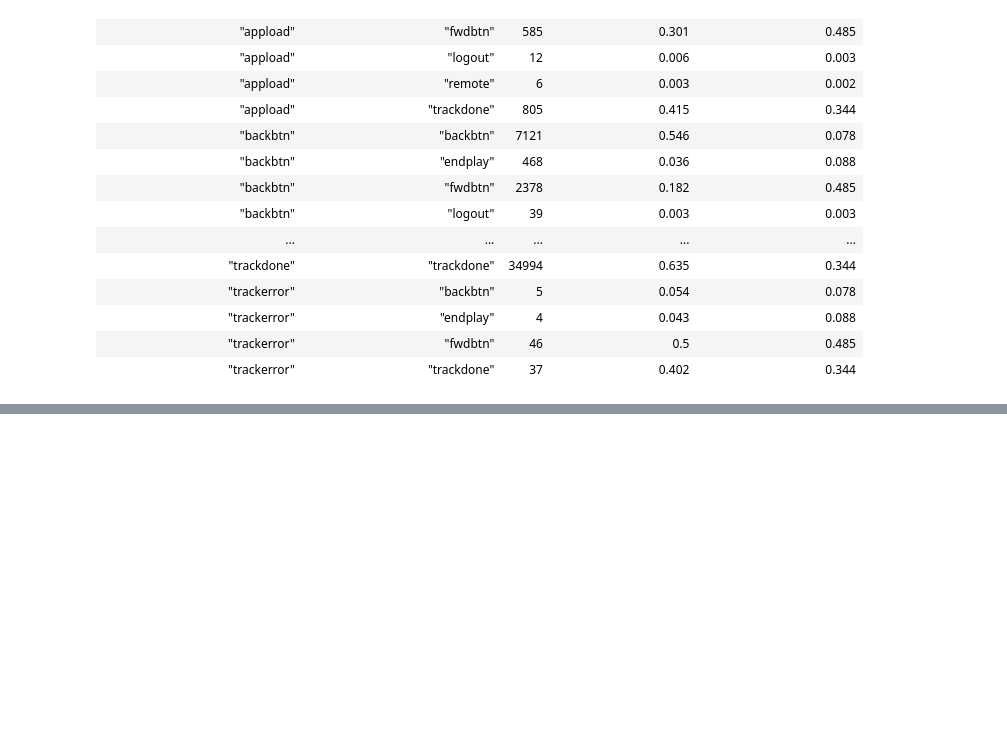
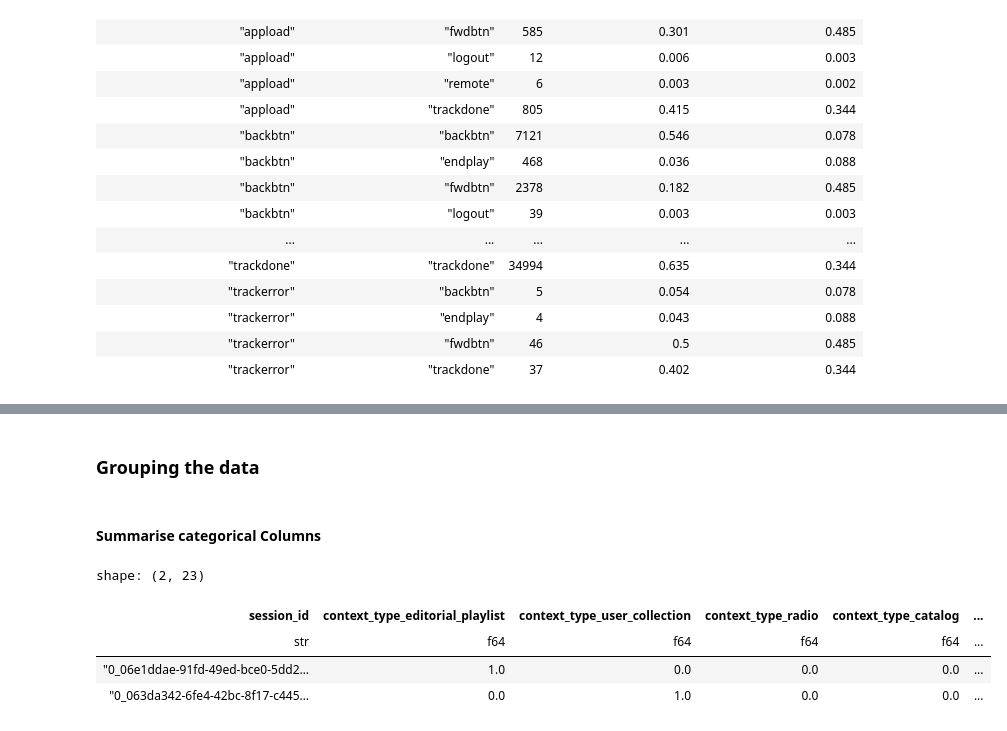
Before and after one commit to FiloDerba/tune-track, a Jupyter notebook: notebooks/exploration.ipynb, the cells around one changed output, grey strips where cells are left out. Drawn from its saved outputs; the diff is of its cells as text; code cells hidden in the pictures; blank space fills up the shorter version.

```diff
--- a/notebooks/exploration.ipynb
+++ b/notebooks/exploration.ipynb
@@ -267,0 +239,17 @@ shape: (20, 19)
+# %%
+df_sessions = (
+    df_sessions
+    .with_columns([
+        # Shift the start reason to the next row within the session
+        pl.col("hist_user_behavior_reason_start")
+          .shift(-1)
+          .over("session_id")
+          .fill_null(pl.col("hist_user_behavior_reason_end"))
+          .alias("hist_user_behavior_reason_start_next"),
+    ])
+    .with_columns([
+        # Create a dummy column indicating if end ≠ next start
+        (pl.col("hist_user_behavior_reason_end") != pl.col("hist_user_behavior_reason_start_next"))
+          .alias("reason_end_differs_from_next_start")
+    ])
+)
@@ -267,0 +266,62 @@ shape: (20, 19)
+# %% [markdown]
+### Grouping the data
+# %% [markdown]
+#### Summarise categorical Columns
+# %%
+# List of columns you want counts for
+categorical_cols = [
+    "context_type",
+    "hist_user_behavior_reason_start",
+    "hist_user_behavior_reason_end",
+]
+
+categorical_cols = {
+    "context_type" : "context_type",
+    "hist_user_behavior_reason_start": "reason_start",
+    "hist_user_behavior_reason_end": "reason_end"
+}
+
+# Function to process each column and return a pivoted count table
+def get_column_counts(df, col, prefix):
+    pivoted = (
+        df
+        .group_by(["session_id", col])
+        .agg(pl.len().alias(f"count_{col}"))
+        .pivot(values=f"count_{col}", index="session_id", on=col)
+        .fill_null(0)
+    )
+
+    pivoted = pivoted.rename({
+        old: f"{prefix}_{old}" for old in pivoted.columns if old != "session_id"
+    })
+
+    return pivoted
+
+# Create a list of pivoted count tables for each categorical column
+categorical_counts = [get_column_counts(df_sessions, col, prefix) for col, prefix in categorical_cols.items()]
+
+
+# Merge all count tables on 'session_id'
+categorical_counts = reduce(lambda left, right: left.join(right, on="session_id", how="left"), categorical_counts)
+categorical_counts = (
+    categorical_counts
+    .join(
+        df_sessions
+        .select(['session_id', "session_length"])
+        .unique(),
+        on="session_id",
+        how="left"
+    )
+)
+for c in [col for col in categorical_counts.columns if col not in ['session_id', 'session_length']]:
+        categorical_counts = categorical_counts.with_columns(
+            (pl.col(c) / pl.col("session_length")).alias(c)
+        )
+categorical_counts = categorical_counts.drop("session_length")
+categorical_counts.head(2)
+# %% [output]
+shape: (2, 23)
+| session_id | context_type_editorial_playlist | context_type_user_collection | context_type_radio | context_type_catalog | ... |
+| str | f64 | f64 | f64 | f64 | ... |
+| "0_06e1ddae-91fd-49ed-bce0-5dd2… | 1.0 | 0.0 | 0.0 | 0.0 | ... |
+| "0_063da342-6fe4-42bc-8f17-c445… | 0.0 | 1.0 | 0.0 | 0.0 | ... |
```
Also changed, not shown: parts of 22 cells of this notebook, 2 other files.
